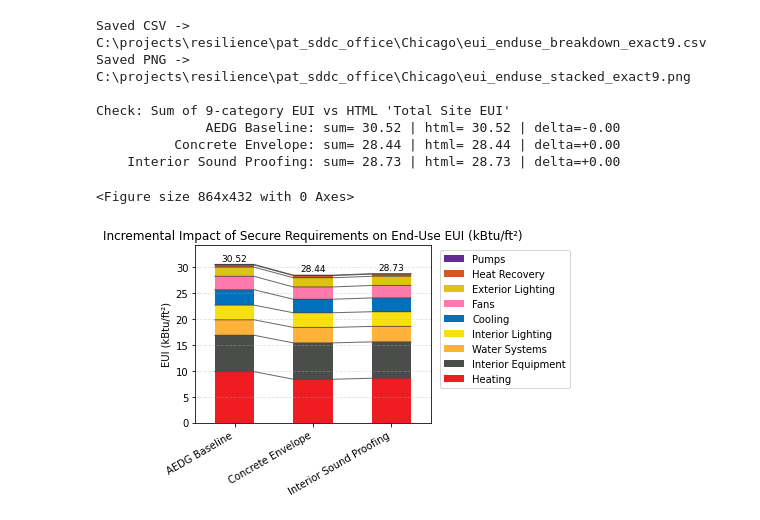
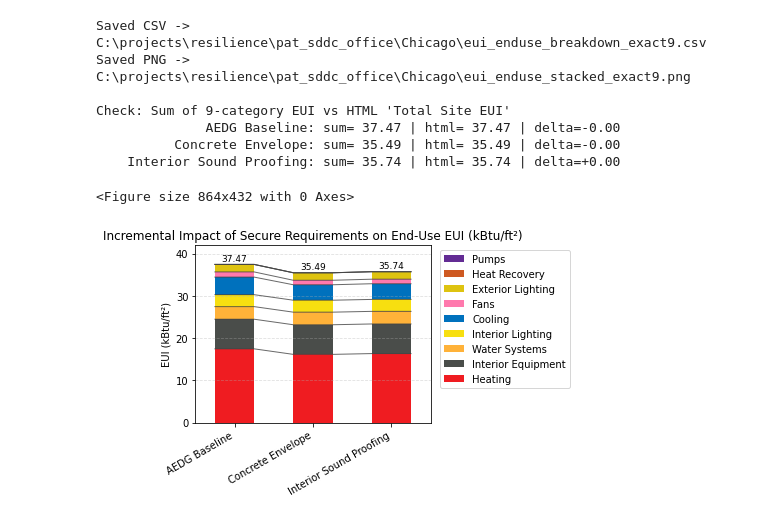
Before and after one commit to brianlball/PAT_projects, a Jupyter notebook: pat_sddc_office/Chicago/results.ipynb, the cells around one changed output. Cells and saved outputs as stored; diff of their text form; code cells hidden in the pictures.

Commit message:
systemA HighTemp NZE _intwall setup

```diff
--- a/pat_sddc_office/Chicago/results.ipynb
+++ b/pat_sddc_office/Chicago/results.ipynb
@@ -11,9 +11,9 @@ from matplotlib.colors import to_rgb
 # ----------------- CONFIG -----------------
 ROOT_DIR = Path(r"C:\projects\resilience\pat_sddc_office\Chicago")  # <-- your parent
 RUN_ORDER = [
-    {"SystemD_baseline": "AEDG Baseline"},
-    {"SystemD_extwall_R23": "Concrete Envelope"},
-    {"SystemD_extwall_R23_intwall1flr": "Interior Sound Proofing"}
+    {"SystemA_baseline": "AEDG Baseline"},
+    {"SystemA_extwall_R23": "Concrete Envelope"},
+    {"SystemA_extwall_R23_intwall": "Interior Sound Proofing"}
     #{"SystemD_extwall_R23_infil": "Tighter Infilration"}
 
     # add more...
@@ -200,34 +200,34 @@ ax.legend(
 #    ax.text(x, total, f"{total:.2f}", ha="center", va="bottom", fontsize=9)
 
 # add right after you compute totals
 totals = df.sum(axis=1)
 ymax = float(totals.max())
 ax.set_ylim(0, ymax * 1.12)  # ~12% headroom
 
 # totals above bars with a slight offset
 for x, total in zip(ax.get_xticks(), totals):
     ax.text(x, total + ymax*0.01, f"{total:.2f}",  # +1% pad
             ha="center", va="bottom", fontsize=9)
 
 plt.tight_layout()
 out_csv = ROOT_DIR / "eui_enduse_breakdown_exact9.csv"
 out_png = ROOT_DIR / "eui_enduse_stacked_exact9.png"
 df.to_csv(out_csv)
 plt.savefig(out_png, dpi=200)
 print(f"Saved CSV -> {out_csv}")
 print(f"Saved PNG -> {out_png}")
 
 # -------------- CHECK OUTPUT --------------
 print("\nCheck: Sum of 9-category EUI vs HTML 'Total Site EUI'")
 for label, sum_eui, html_eui in checks:
     print(f"  {label:>25s}: sum={sum_eui:6.2f} | html={html_eui:6.2f} | delta={sum_eui - html_eui:+.2f}")
 # %% [output]
 Saved CSV -> C:\projects\resilience\pat_sddc_office\Chicago\eui_enduse_breakdown_exact9.csv
 Saved PNG -> C:\projects\resilience\pat_sddc_office\Chicago\eui_enduse_stacked_exact9.png
 
 Check: Sum of 9-category EUI vs HTML 'Total Site EUI'
-              AEDG Baseline: sum= 30.52 | html= 30.52 | delta=-0.00
-          Concrete Envelope: sum= 28.44 | html= 28.44 | delta=+0.00
-    Interior Sound Proofing: sum= 28.73 | html= 28.73 | delta=+0.00
+              AEDG Baseline: sum= 37.47 | html= 37.47 | delta=-0.00
+          Concrete Envelope: sum= 35.49 | html= 35.49 | delta=-0.00
+    Interior Sound Proofing: sum= 35.74 | html= 35.74 | delta=+0.00
 <Figure size 864x432 with 0 Axes>
-[figure, old version]
+[figure, new version]
```
Also changed, not shown: 5 other files.
